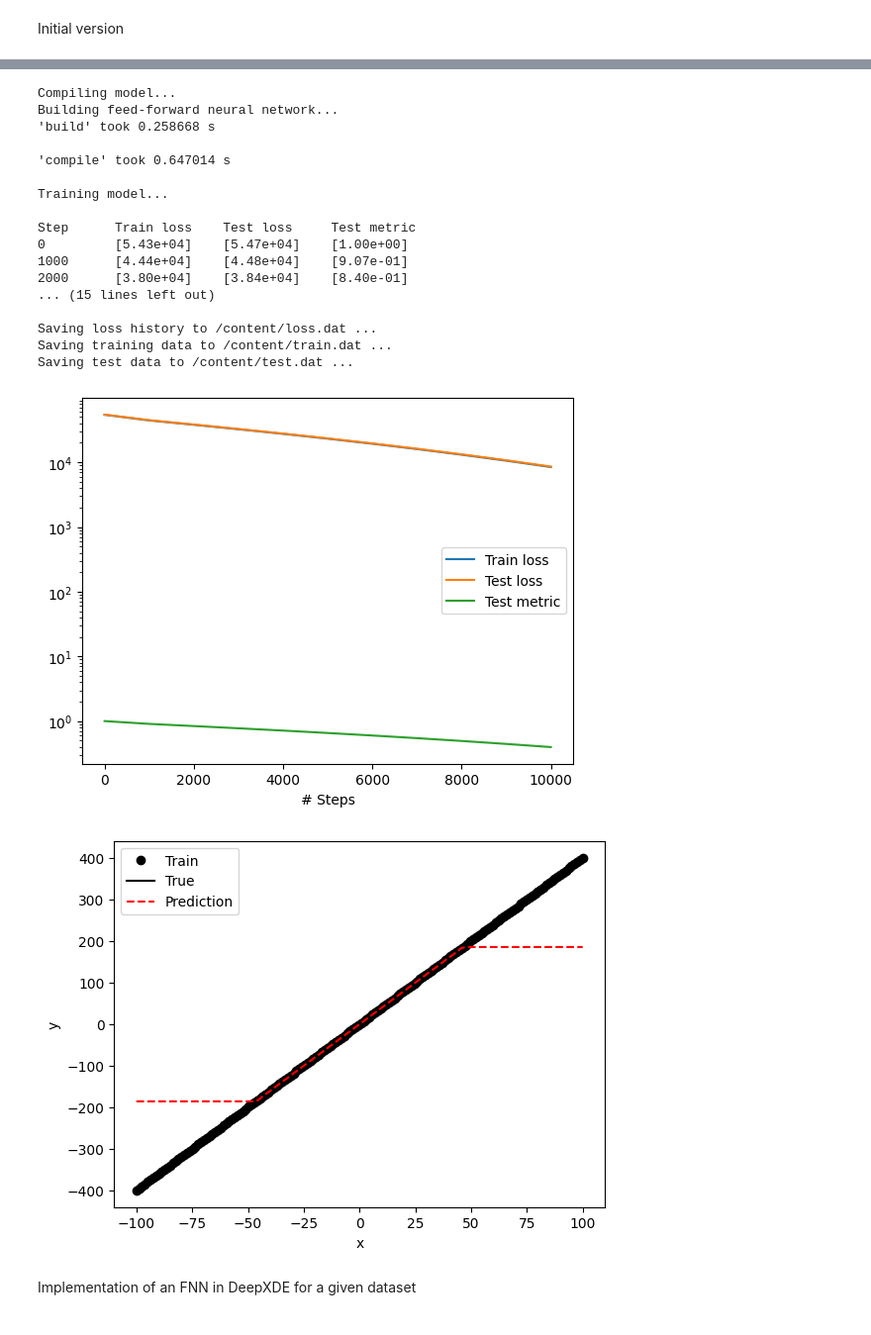
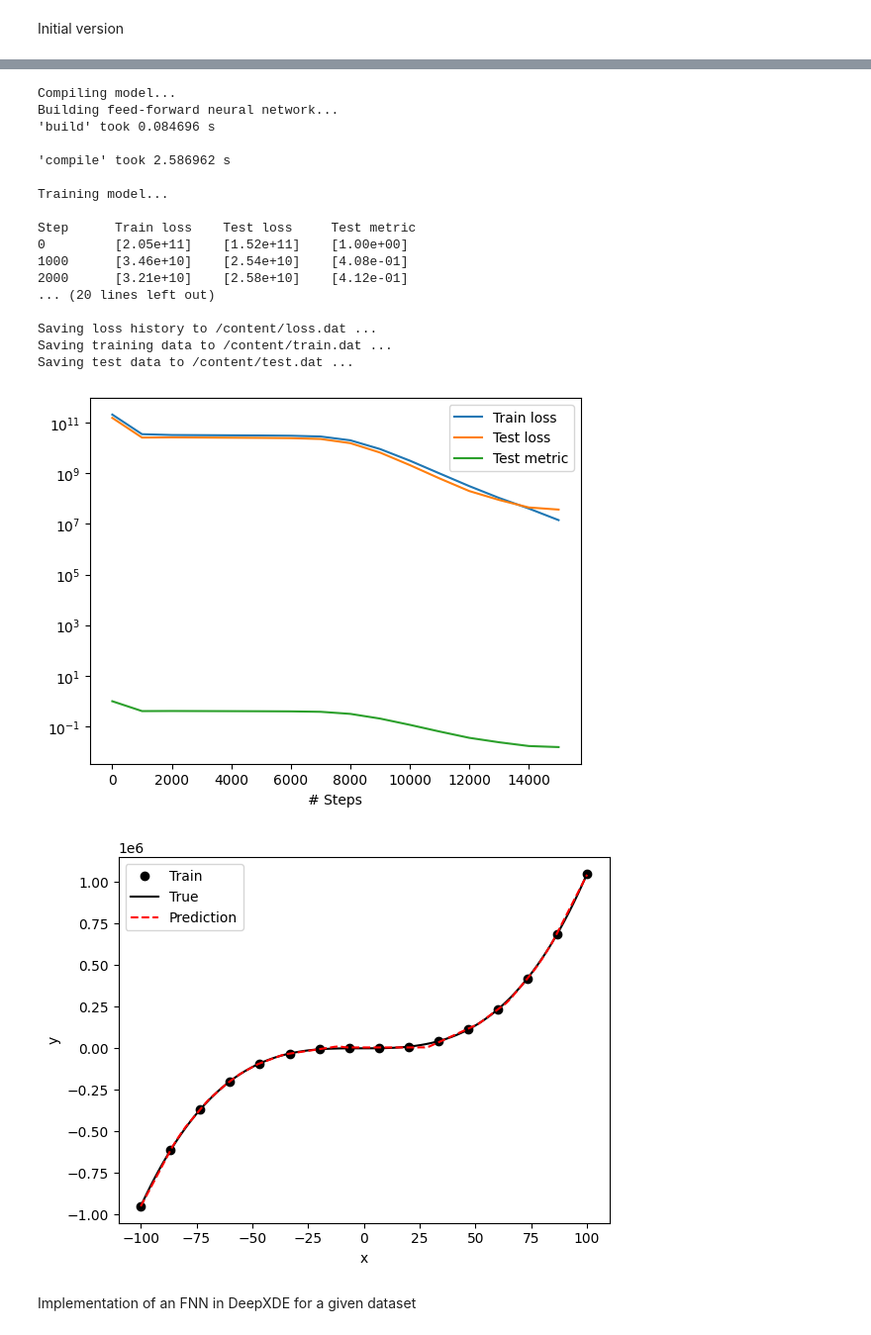
Before and after one commit to LuigiElo/DL-PINNs, a Jupyter notebook: main.ipynb, the cells around one changed output, grey strips where cells are left out. Shown at 99% size. Cells and saved outputs as stored; diff of their text form; code cells hidden in the pictures.

```diff
--- a/main.ipynb
+++ b/main.ipynb
@@ -110,50 +45,45 @@ Implementation of an FNN in DeepXDE for a given function
 # %%
 import deepxde as dde
 import numpy as np
 
-
-def func(x):
-    """
-    x: array_like, N x D_in
-    y: array_like, N x D_out
-    """
-    return 4*x
-
+a=1
+b=5
+c=1
 
 geom = dde.geometry.Interval(-100, 100)
-num_train = 160
+num_train = 16
 num_test = 100
-data = dde.data.Function(geom, func, num_train, num_test)
+data = dde.data.Function(geom, lambda x : a*x**3+b*x**2+c*x , num_train, num_test)
 
-activation = "tanh"
+activation = "relu"
 initializer = "Glorot uniform"
 net = dde.nn.FNN([1] + [20] * 3 + [1], activation, initializer)
 
 model = dde.Model(data, net)
 model.compile("adam", lr=0.001, metrics=["l2 relative error"])
-losshistory, train_state = model.train(iterations=10000)
+losshistory, train_state = model.train(iterations=15000)
 
 dde.saveplot(losshistory, train_state, issave=True, isplot=True)
 # %% [output]
 Compiling model...
 Building feed-forward neural network...
-'build' took 0.258668 s
+'build' took 0.084696 s
 
-'compile' took 0.647014 s
+'compile' took 2.586962 s
 
 Training model...
 
 Step      Train loss    Test loss     Test metric
-0         [5.43e+04]    [5.47e+04]    [1.00e+00]
-1000      [4.44e+04]    [4.48e+04]    [9.07e-01]
-2000      [3.80e+04]    [3.84e+04]    [8.40e-01]
-... (15 lines left out)
+0         [2.05e+11]    [1.52e+11]    [1.00e+00]
+1000      [3.46e+10]    [2.54e+10]    [4.08e-01]
+2000      [3.21e+10]    [2.58e+10]    [4.12e-01]
+... (20 lines left out)
 
 Saving loss history to /content/loss.dat ...
 Saving training data to /content/train.dat ...
 Saving test data to /content/test.dat ...
-[figure, old version]
+[figure, new version]
-[figure, old version]
+[figure, new version]
 # %% [markdown]
 Implementation of an FNN in DeepXDE for a given dataset
 # %%
```
Also changed, not shown: parts of 10 cells of this notebook.
